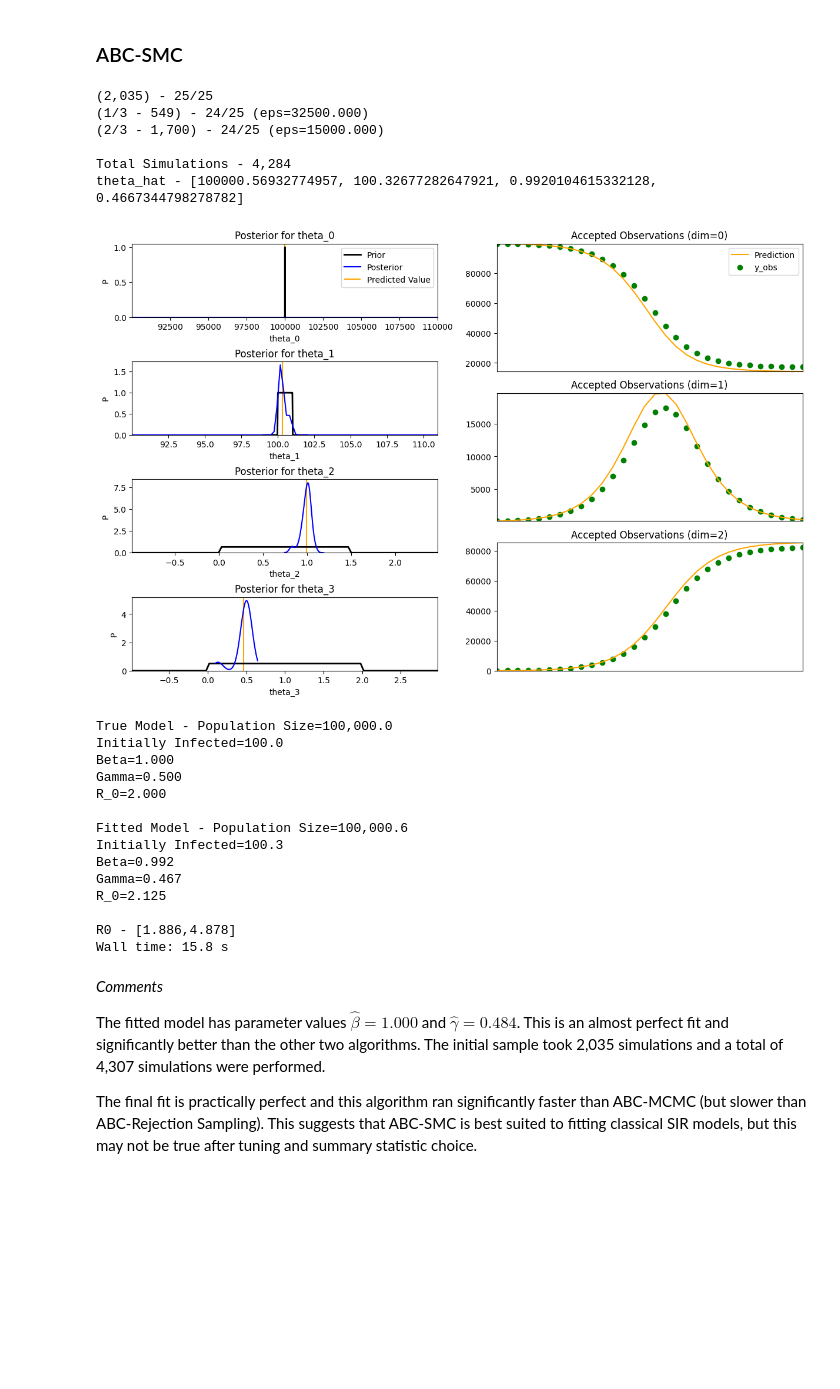
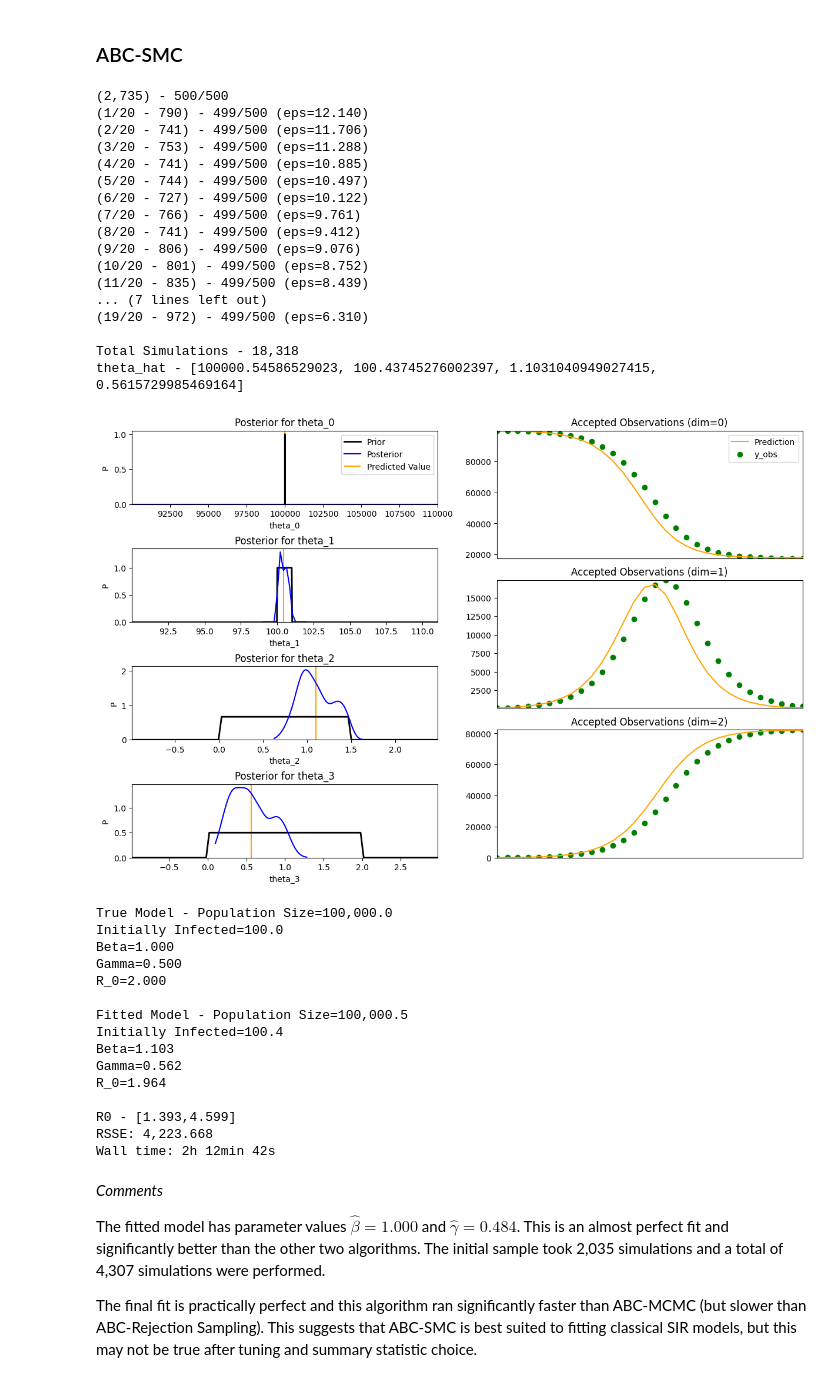
Before and after one commit to dajhutchinson/bayesian-modelling-of-epidemic-events, a Jupyter notebook: Code/SIR_Notebook.ipynb, the cells around one changed output. Drawn from its saved outputs; the diff is of its cells as text; code cells hidden in the pictures; blank space fills up the shorter version.

```diff
--- a/Code/SIR_Notebook.ipynb
+++ b/Code/SIR_Notebook.ipynb
@@ -256,46 +260,59 @@ Again, the posteriors (middle col.) have their mass concentrated close to the tr
 # %%
 %%time
 # ABC-SMC
 np.random.seed(16111998) # Fix random seed
 sir_priors=[stats.uniform(100000,1),stats.uniform(100,1),stats.uniform(0,1.5),stats.uniform(0,2)]
-scaling_factors=list(np.linspace(50000,15000,3))
+scaling_factors=list(np.logspace(1.1,.8,20,base=10))
 
 perturbance_variance=.1
 perturbance_kernels = [lambda x:x]*2 + [lambda x:x+stats.norm(0,perturbance_variance).rvs(1)[0]]*2
 perturbance_kernel_probability = [lambda x,y:1]*2 + [lambda x,y:stats.norm(0,perturbance_variance).pdf(x-y)]*2
 
 fitted_model,accepted_params=ABC.abc_smc(n_obs=30,y_obs=sir_model.observe(),fitting_model=sir_model.copy([1,1,1,1]),priors=sir_priors,
-    num_steps=3,sample_size=25,scaling_factors=scaling_factors,perturbance_kernels=perturbance_kernels,
-    perturbance_kernel_probability=perturbance_kernel_probability,acceptance_kernel=ABC.gaussian_kernel)
+    num_steps=20,sample_size=500,scaling_factors=scaling_factors,perturbance_kernels=perturbance_kernels,
+    perturbance_kernel_probability=perturbance_kernel_probability,acceptance_kernel=ABC.gaussian_kernel,distance_measure=ABC.log_l2_norm)
 
 print("True Model - {}\n".format(sir_model))
 print("Fitted Model - {}\n".format(fitted_model))
 
 # 90% CI for R0 value
 r0_estimate=estimate_r0(accepted_params)
 print("R0 - [{:.3f},{:.3f}]".format(r0_estimate[0],r0_estimate[1]))
+print("RSSE: {:,.3f}".format(ABC.two_d_rsse(fitted_model.observe(),sir_model.observe(),ln=True)))
 # %% [output]
-(2,035) - 25/25
-(1/3 - 549) - 24/25 (eps=32500.000)
-(2/3 - 1,700) - 24/25 (eps=15000.000)
+(2,735) - 500/500
+(1/20 - 790) - 499/500 (eps=12.140)
+(2/20 - 741) - 499/500 (eps=11.706)
+(3/20 - 753) - 499/500 (eps=11.288)
+(4/20 - 741) - 499/500 (eps=10.885)
+(5/20 - 744) - 499/500 (eps=10.497)
+(6/20 - 727) - 499/500 (eps=10.122)
+(7/20 - 766) - 499/500 (eps=9.761)
+(8/20 - 741) - 499/500 (eps=9.412)
+(9/20 - 806) - 499/500 (eps=9.076)
+(10/20 - 801) - 499/500 (eps=8.752)
+(11/20 - 835) - 499/500 (eps=8.439)
+... (7 lines left out)
+(19/20 - 972) - 499/500 (eps=6.310)
 
-Total Simulations - 4,284
-theta_hat - [100000.56932774957, 100.32677282647921, 0.9920104615332128, 0.4667344798278782]
+Total Simulations - 18,318
+theta_hat - [100000.54586529023, 100.43745276002397, 1.1031040949027415, 0.5615729985469164]
-[figure, old version]
+[figure, new version]
 True Model - Population Size=100,000.0
 Initially Infected=100.0
 Beta=1.000
 Gamma=0.500
 R_0=2.000
 
-Fitted Model - Population Size=100,000.6
-Initially Infected=100.3
-Beta=0.992
-Gamma=0.467
-R_0=2.125
+Fitted Model - Population Size=100,000.5
+Initially Infected=100.4
+Beta=1.103
+Gamma=0.562
+R_0=1.964
 
-R0 - [1.886,4.878]
-Wall time: 15.8 s
+R0 - [1.393,4.599]
+RSSE: 4,223.668
+Wall time: 2h 12min 42s
 # %% [markdown]
 *Comments*
 
```
Also changed, not shown: parts of 6 cells of this notebook, 5 other files.
